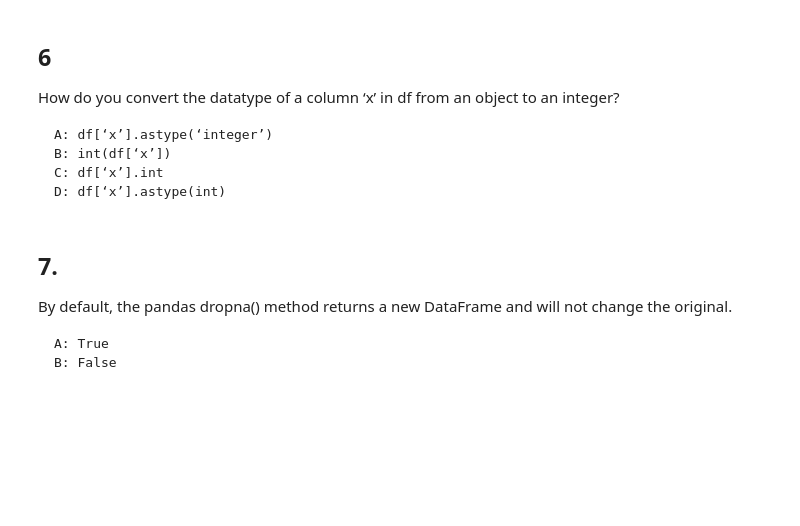
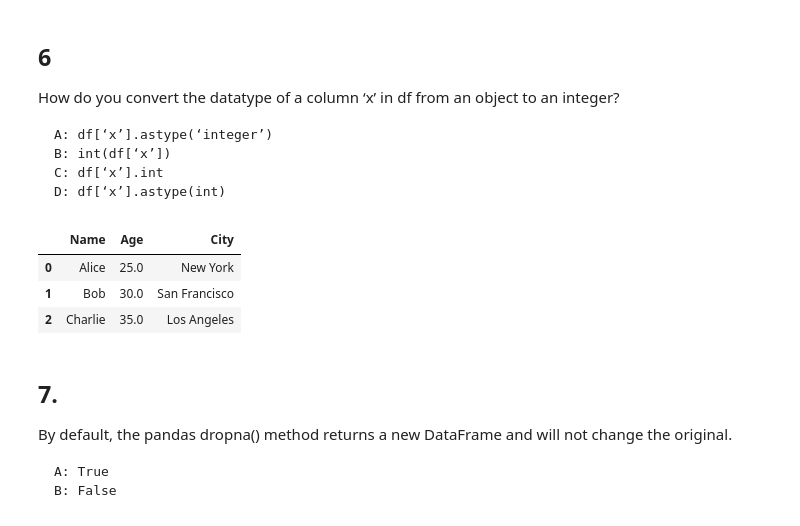
Before and after one commit to iphysresearch/GWData-Bootcamp, a Jupyter notebook: 2023/python/homework-pandas.ipynb, the cells around one changed output. Cells and saved outputs as stored; diff of their text form; code cells hidden in the pictures; blank space fills up the shorter version.

````diff
--- a/2023/python/homework-pandas.ipynb
+++ b/2023/python/homework-pandas.ipynb
@@ -65,6 +144,15 @@ B: int(df[‘x’])
 C: df[‘x’].int
 D: df[‘x’].astype(int)
 ```
+# %%
+df['Age']=df['Age'].astype(float)
+# %%
+df
+# %% [output]
+|  | Name | Age | City |
+| 0 | Alice | 25.0 | New York |
+| 1 | Bob | 30.0 | San Francisco |
+| 2 | Charlie | 35.0 | Los Angeles |
 # %% [markdown]
 ## 7.
 
````
Also changed, not shown: parts of 11 cells of this notebook, 7 other files.
